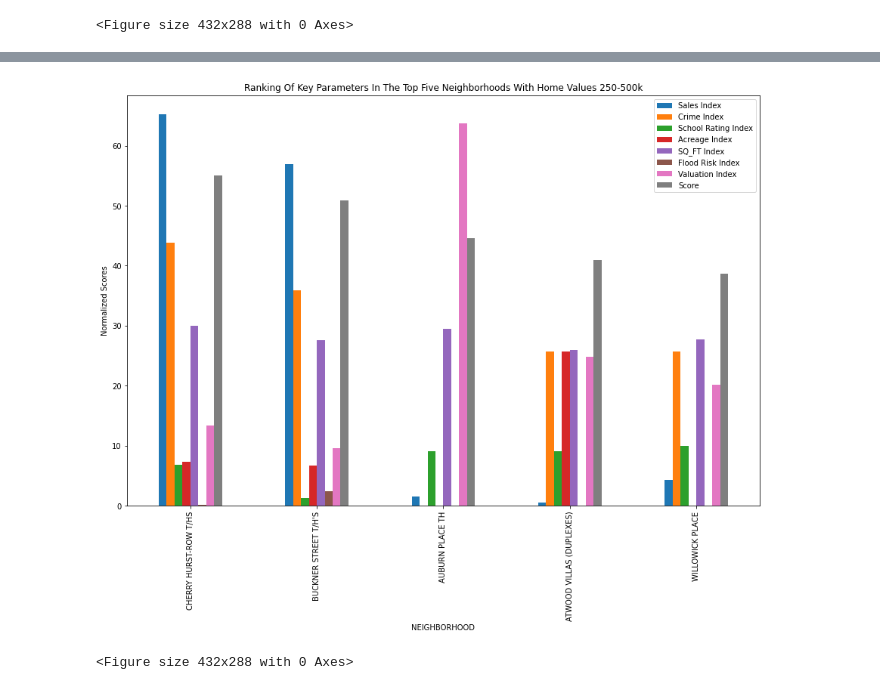
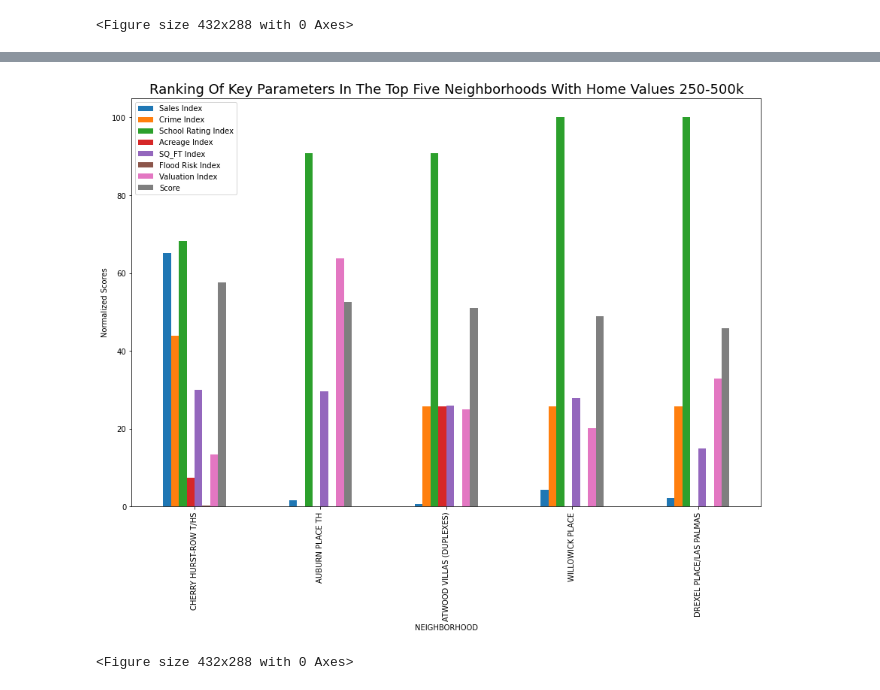
Before and after one commit to adrianaovalle/Project1_Group2, a Jupyter notebook: Results.ipynb, the cells around one changed output, grey strips where cells are left out. Cells and saved outputs as stored; diff of their text form; code cells hidden in the pictures.

Commit message:
changes on figures titles

```diff
--- a/Results.ipynb
+++ b/Results.ipynb
@@ -123,14 +124,14 @@ Data columns (total 41 columns):
 dtypes: float64(11), int64(22), object(8)
 memory usage: 5.6+ MB
 # %%
-# Nrmalize data for each parameter
+# Normalize data for each parameter
 max=homes_less_than_1M['Offense Count'].max()
 min=homes_less_than_1M['Offense Count'].min()
 homes_less_than_1M["Crime Index"]=(homes_less_than_1M['Offense Count']-min)/(max-min)*100
 
 max=homes_less_than_1M['Average School Rating'].max()
 min=homes_less_than_1M['Average School Rating'].min()
-homes_less_than_1M["School Rating Index"]=(homes_less_than_1M['Average School Rating']-min)/(max-min)*10
+homes_less_than_1M["School Rating Index"]=(homes_less_than_1M['Average School Rating']-min)/(max-min)*100
 
 max=homes_less_than_1M['ACREAGE'].max()
 min=homes_less_than_1M['ACREAGE'].min()
@@ -159,11 +160,11 @@ homes_less_than_1M.sample(5)
 5 rows × 47 columns
 # %%
-# calculate scores for each address.
+# Calculate scores for each address.
 # Weights to be entered in a scale from 0 to 10, with 0 not important and 10 highly important
 w_sales=8
 w_crime=5
 w_schools=7
-w_acreage=4
+w_acreage=6
 w_SQ_FT=6
 w_flood=8
 w_change=10
@@ -408,13 +409,13 @@ ranked_500k.head(10)
 # %%
 # Bar plot for budget=250-500k
 ranked_500k = ranked_500k.iloc[:,:-1]
 ranked_500k.plot(kind='bar',figsize=(15,10))
 plt.ylabel("Normalized Scores")
-plt.title("Ranking Of Key Parameters In The Top Five Neighborhoods With Home Values 250-500k")
+plt.title("Ranking Of Key Parameters In The Top Five Neighborhoods With Home Values 250-500k",fontsize=18)
 plt.show()
 plt.savefig('Output/Results_Bar_500.png')
 # %% [output]
-[figure, old version]
+[figure, new version]
 <Figure size 432x288 with 0 Axes>
 # %%
 #Add Map of Selected Neighborhoods
```
Also changed, not shown: parts of 13 cells of this notebook.
